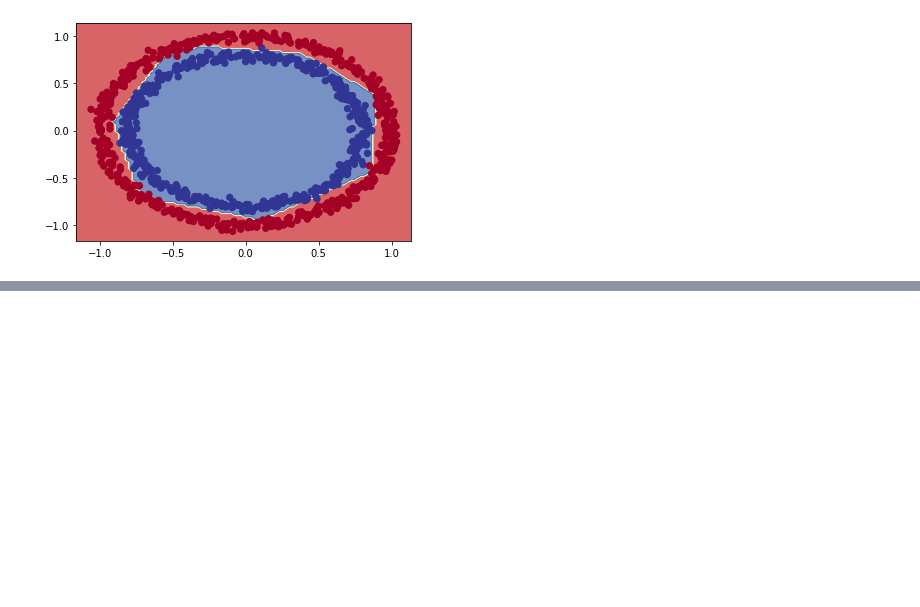
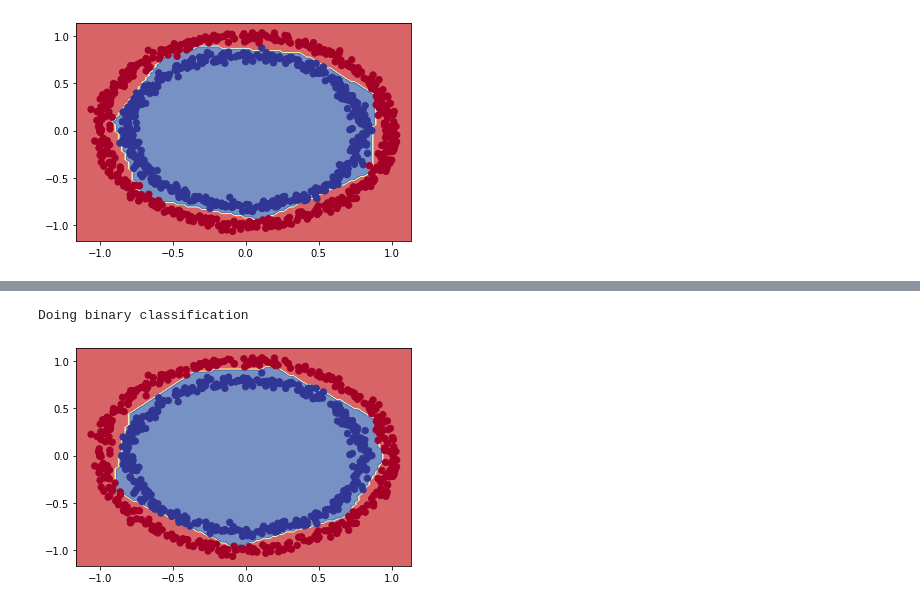
Before and after one commit to gwalshe73/TFDevCert2021, a Jupyter notebook: 02_neural_network_classification_with_tensorflow_video.ipynb, the cells around one changed output, grey strips where cells are left out. Saved outputs shown, nothing was run; the diff lists cells and outputs as text; code cells hidden in the pictures; blank space fills up the shorter version.

```diff
--- a/02_neural_network_classification_with_tensorflow_video.ipynb
+++ b/02_neural_network_classification_with_tensorflow_video.ipynb
@@ -390,0 +457,6 @@ Doing binary classification
+# %%
+# Training dataset plot
+plot_decision_boundary(model_8, X_train, y_train)
+# %% [output]
+Doing binary classification
+[figure, added]
```
Also changed, not shown: parts of 11 cells of this notebook.
